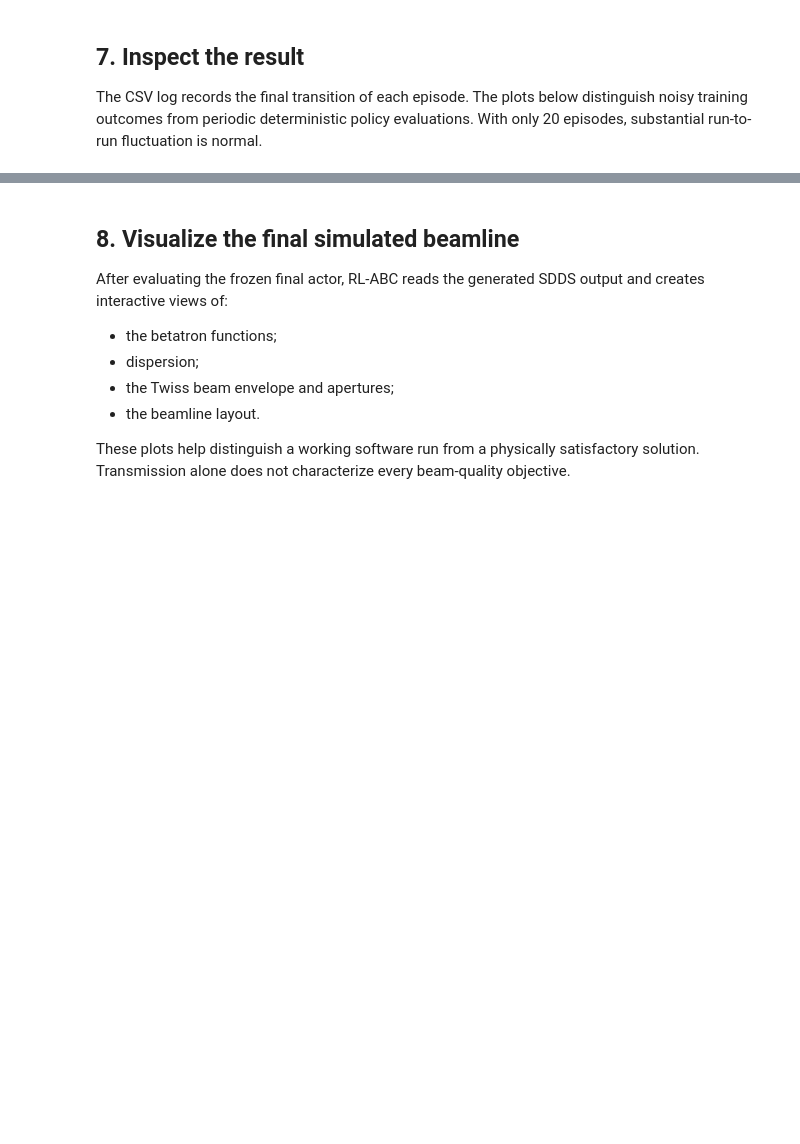
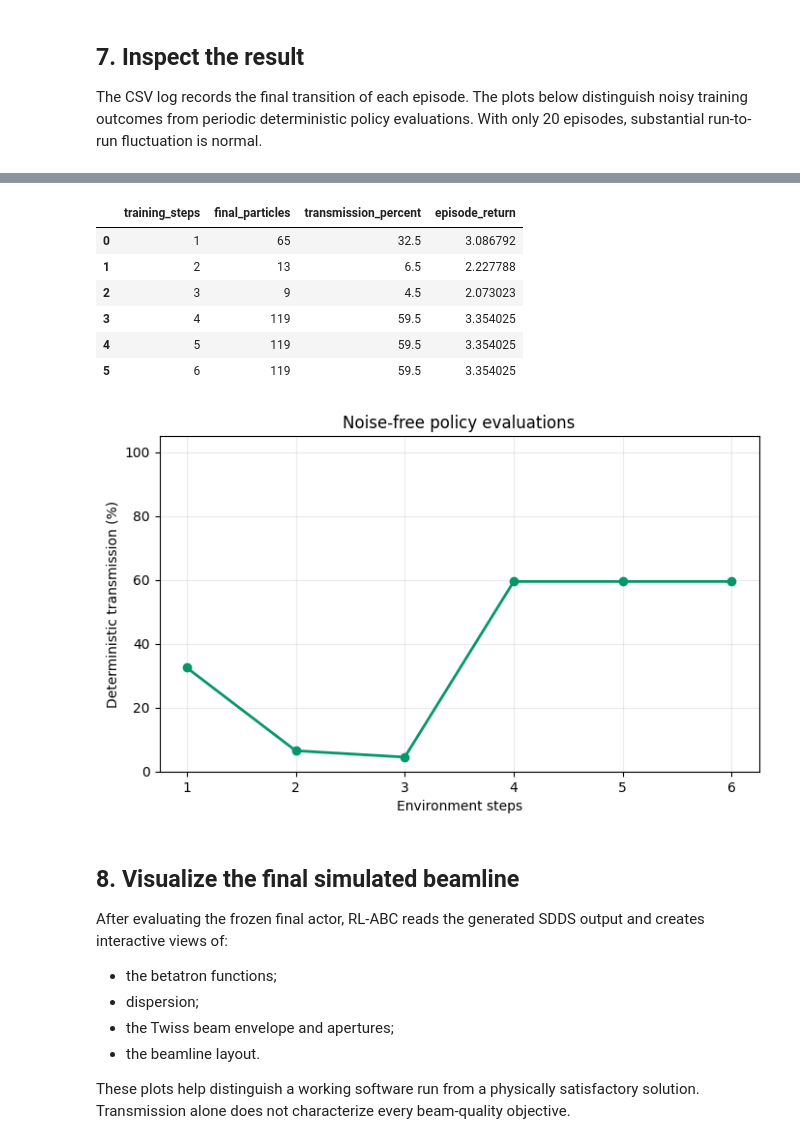
Before and after one commit to includealex/RL-ABC, a Jupyter notebook: notebooks/RLABC_GitHub_Colab_quickstart.ipynb, the cells around one changed output, grey strips where cells are left out. Drawn from its saved outputs; the diff is of its cells as text; code cells hidden in the pictures; blank space fills up the shorter version.

```diff
--- a/notebooks/RLABC_GitHub_Colab_quickstart.ipynb
+++ b/notebooks/RLABC_GitHub_Colab_quickstart.ipynb
@@ -299,6 +324,8 @@ aperture.
 
 The example is written beside `train.py`; the committed repository files
 are not modified.
+# %%
+PROJECT_DIR=Path("../")
 # %%
 # Show the Elegant inputs available in the cloned branch.
 repository_inputs = sorted(
@@ -766,7 +1030,7 @@ plt.show()
 # %%
 evaluation_rows = []
 for path in sorted(
-    (PROJECT_DIR / "logs_0").glob("ddpg_eval_*.csv"),
+    (PROJECT_DIR / "logs_0").rglob("ddpg_eval_*.csv"),
     key=lambda p: int(p.stem.split("_")[-1]),
 ):
     frame = pd.read_csv(path)
@@ -779,33 +1043,42 @@ for path in sorted(
         "episode_return": float(final_row["episode_reward"]),
         "actions": final_row["actions"],
     })
 
 evaluation_df = pd.DataFrame(evaluation_rows)
 if evaluation_df.empty:
     print("No evaluation files were found.")
 else:
     evaluation_df["transmission_percent"] = (
         100 * evaluation_df["final_particles"] / DEMO_PARTICLES
     )
     display(evaluation_df[
         [
             "training_steps", "final_particles",
             "transmission_percent", "episode_return",
         ]
     ])
 
     plt.figure(figsize=(8, 4.5))
     plt.plot(
         evaluation_df["training_steps"],
         evaluation_df["transmission_percent"],
         "o-", color="#059669", linewidth=2,
     )
     plt.ylim(0, 105)
     plt.xlabel("Environment steps")
     plt.ylabel("Deterministic transmission (%)")
     plt.title("Noise-free policy evaluations")
     plt.grid(alpha=0.25)
     plt.show()
+# %% [output]
+|  | training_steps | final_particles | transmission_percent | episode_return |
+| 0 | 1 | 65 | 32.5 | 3.086792 |
+| 1 | 2 | 13 | 6.5 | 2.227788 |
+| 2 | 3 | 9 | 4.5 | 2.073023 |
+| 3 | 4 | 119 | 59.5 | 3.354025 |
+| 4 | 5 | 119 | 59.5 | 3.354025 |
+| 5 | 6 | 119 | 59.5 | 3.354025 |
+[figure, added]
 # %%
 # Extract the final quadrupole strengths without evaluating the log string.
 # A regular expression is safer than Python eval().
```
Also changed, not shown: parts of 22 cells of this notebook, 1 other file.
